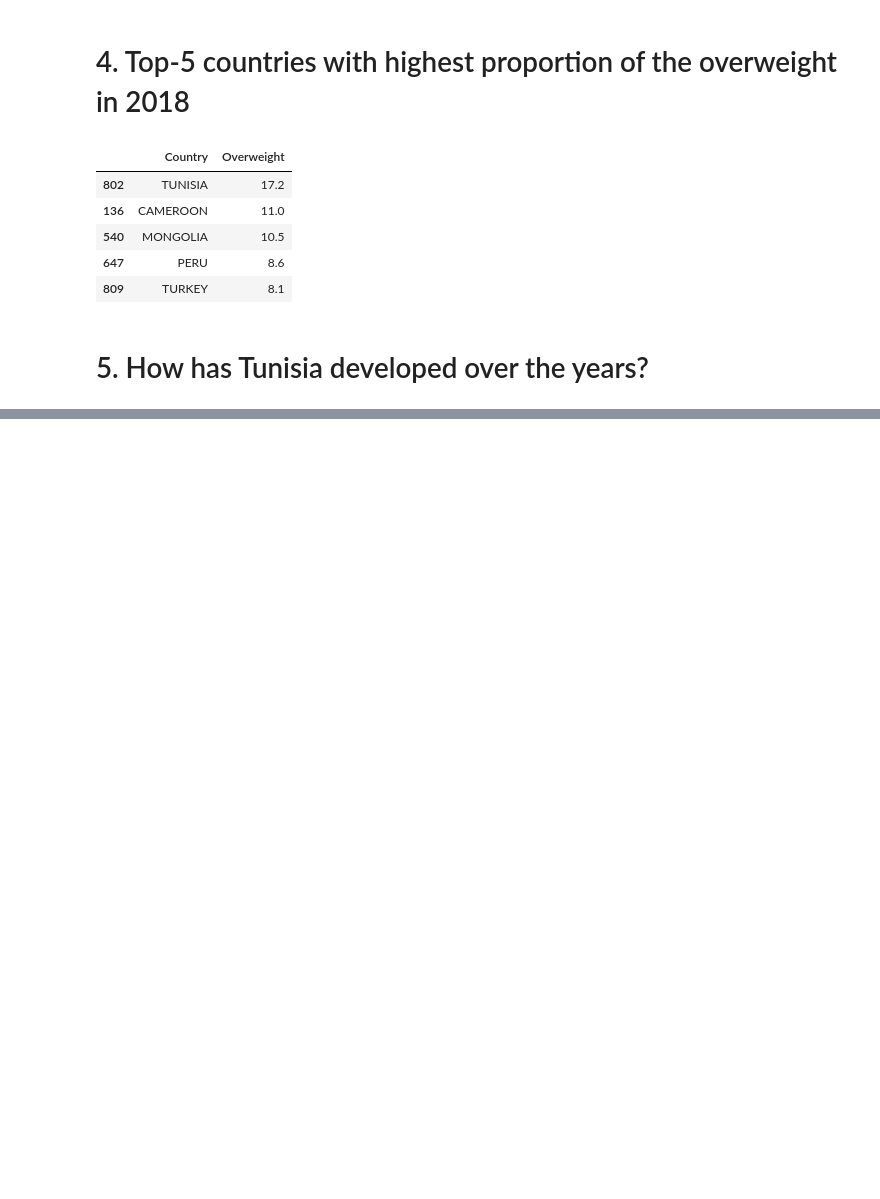
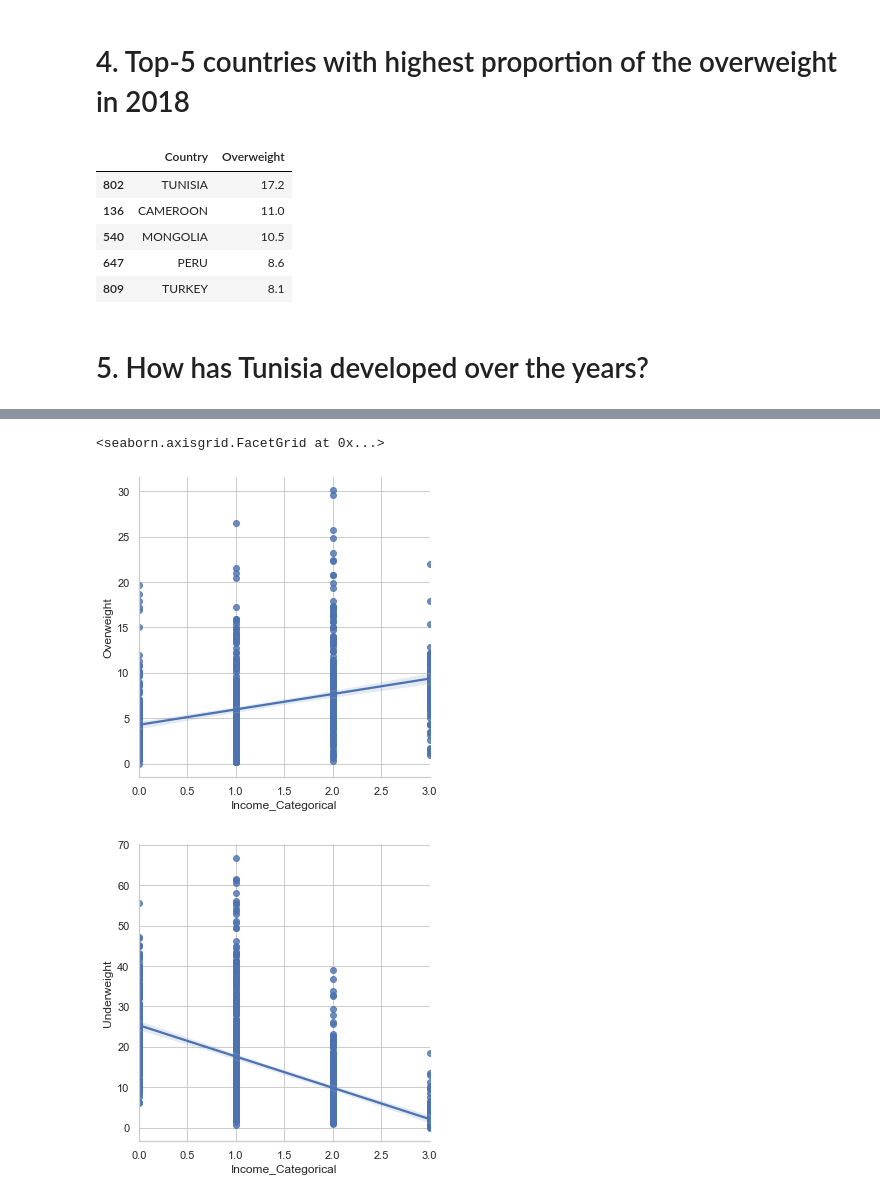
Before and after one commit to OlgaShldrr/Py_Ladies_bootcamp_capstone, a Jupyter notebook: Capstone Team 5.ipynb, the cells around one changed output, grey strips where cells are left out. Saved outputs shown, nothing was run; the diff lists cells and outputs as text; code cells hidden in the pictures; blank space fills up the shorter version.

```diff
--- a/Capstone Team 5.ipynb
+++ b/Capstone Team 5.ipynb
@@ -91,0 +133,8 @@ Text(0, 0.5, 'Percentage')
+# %%
+#Use seaborn to plot regression line for Overweight and Underweight values against different income-levels.
+sns.lmplot(x="Income_Categorical", y="Overweight", data=data,fit_reg=True)
+sns.lmplot(x="Income_Categorical", y="Underweight", data=data,fit_reg=True)
+# %% [output]
+<seaborn.axisgrid.FacetGrid at 0x...>
+[figure, added]
+[figure, added]
```
Also changed, not shown: parts of 6 cells of this notebook.
